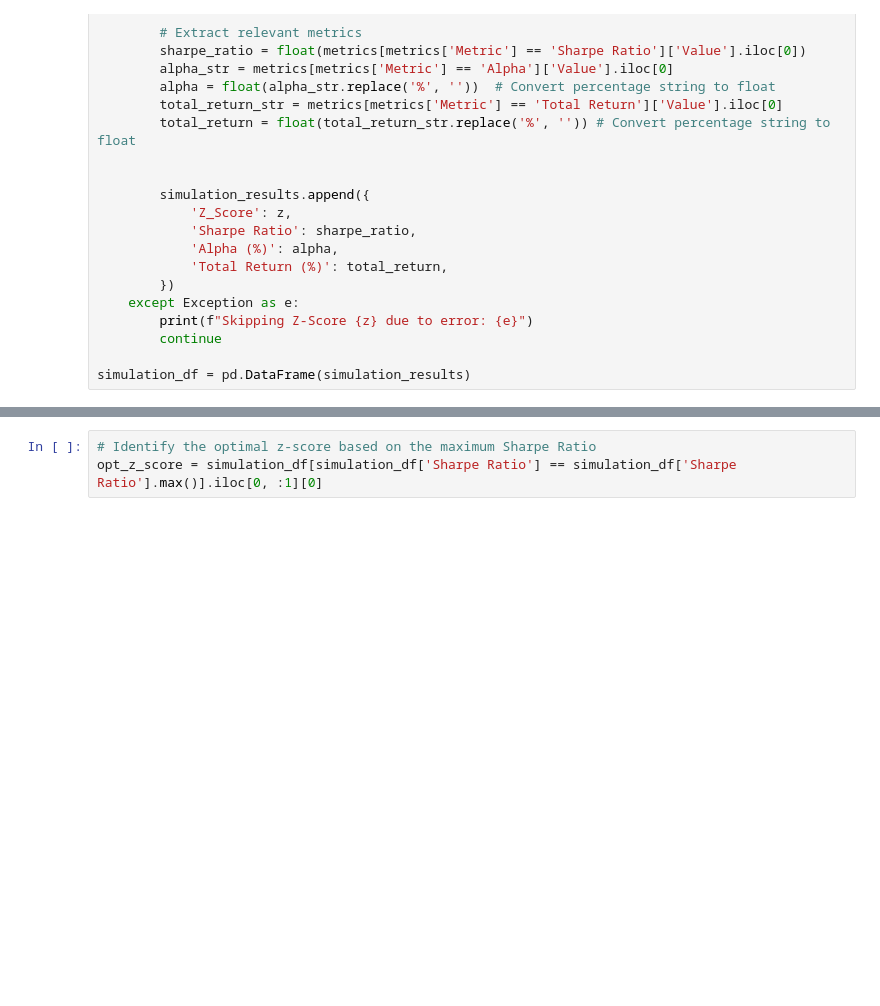
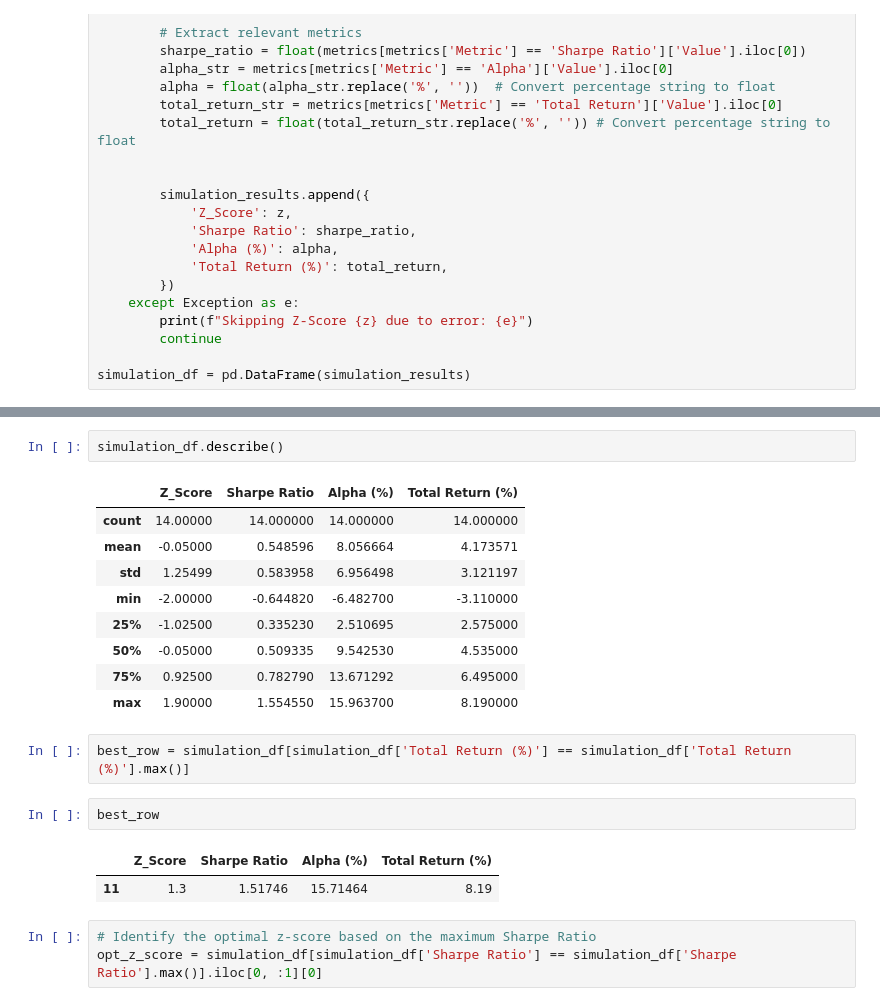
Before and after one commit to massey007/pairs_trading_algo, a Jupyter notebook: Notebooks/Pairs Trading (backtest).ipynb, the cells around one changed output, grey strips where cells are left out. Cells and saved outputs as stored; diff of their text form; blank space fills up the shorter version.

```diff
--- a/Notebooks/Pairs Trading (backtest).ipynb
+++ b/Notebooks/Pairs Trading (backtest).ipynb
@@ -97,3 +97,22 @@ Text(0.5, 1.0, 'Total Return (%) vs Z-Score')
+# %%
+simulation_df.describe()
+# %% [output]
+|  | Z_Score | Sharpe Ratio | Alpha (%) | Total Return (%) |
+| count | 14.00000 | 14.000000 | 14.000000 | 14.000000 |
+| mean | -0.05000 | 0.548596 | 8.056664 | 4.173571 |
+| std | 1.25499 | 0.583958 | 6.956498 | 3.121197 |
+| min | -2.00000 | -0.644820 | -6.482700 | -3.110000 |
+| 25% | -1.02500 | 0.335230 | 2.510695 | 2.575000 |
+| 50% | -0.05000 | 0.509335 | 9.542530 | 4.535000 |
+| 75% | 0.92500 | 0.782790 | 13.671292 | 6.495000 |
+| max | 1.90000 | 1.554550 | 15.963700 | 8.190000 |
+# %%
+best_row = simulation_df[simulation_df['Total Return (%)'] == simulation_df['Total Return (%)'].max()]
+# %%
+best_row
+# %% [output]
+|  | Z_Score | Sharpe Ratio | Alpha (%) | Total Return (%) |
+| 11 | 1.3 | 1.51746 | 15.71464 | 8.19 |
 # %%
 # Identify the optimal z-score based on the maximum Sharpe Ratio
 opt_z_score = simulation_df[simulation_df['Sharpe Ratio'] == simulation_df['Sharpe Ratio'].max()].iloc[0, :1][0]
```
Also changed, not shown: parts of 5 cells of this notebook, 2 other files.
